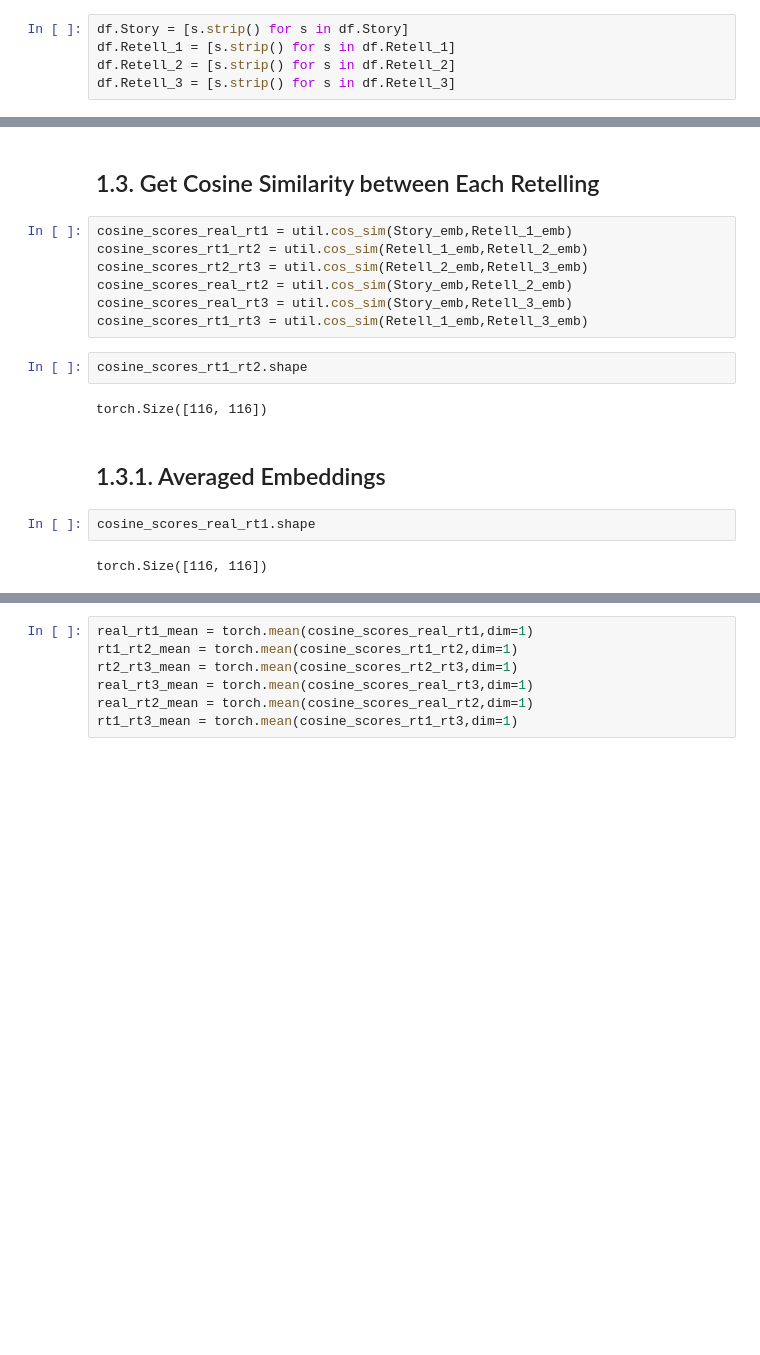
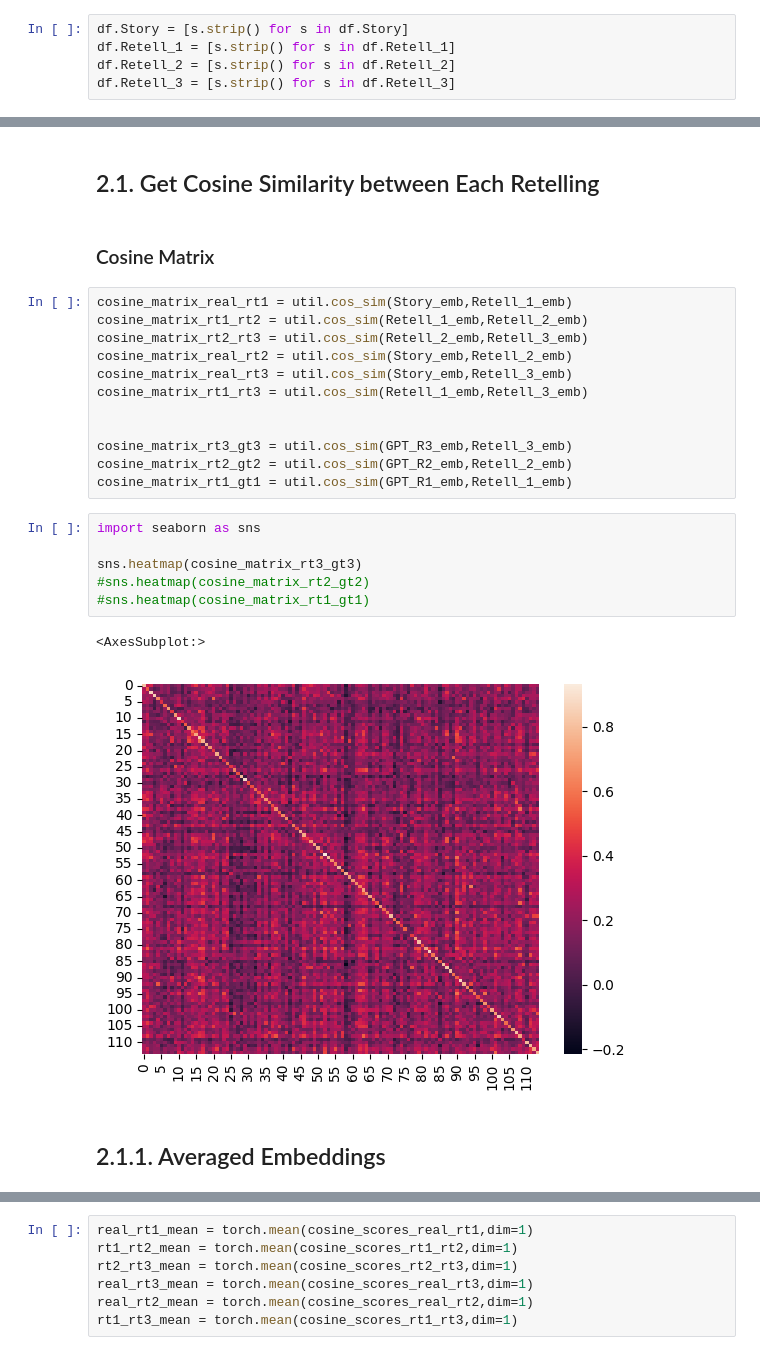
Before and after one commit to egeotenen/GPT-Retelling, a Jupyter notebook: Embeddings.ipynb, the cells around one changed output, grey strips where cells are left out. Saved outputs shown, nothing was run; the diff lists cells and outputs as text; blank space fills up the shorter version.

```diff
--- a/Embeddings.ipynb
+++ b/Embeddings.ipynb
@@ -62,19 +140,27 @@ for text in df.Story:
 # %% [markdown]
-## 1.3. Get Cosine Similarity between Each Retelling
+## 2.1. Get Cosine Similarity between Each Retelling
+# %% [markdown]
+### Cosine Matrix
 # %%
-cosine_scores_real_rt1 = util.cos_sim(Story_emb,Retell_1_emb)
-cosine_scores_rt1_rt2 = util.cos_sim(Retell_1_emb,Retell_2_emb)
-cosine_scores_rt2_rt3 = util.cos_sim(Retell_2_emb,Retell_3_emb)
-cosine_scores_real_rt2 = util.cos_sim(Story_emb,Retell_2_emb)
-cosine_scores_real_rt3 = util.cos_sim(Story_emb,Retell_3_emb)
-cosine_scores_rt1_rt3 = util.cos_sim(Retell_1_emb,Retell_3_emb)
+cosine_matrix_real_rt1 = util.cos_sim(Story_emb,Retell_1_emb)
+cosine_matrix_rt1_rt2 = util.cos_sim(Retell_1_emb,Retell_2_emb)
+cosine_matrix_rt2_rt3 = util.cos_sim(Retell_2_emb,Retell_3_emb)
+cosine_matrix_real_rt2 = util.cos_sim(Story_emb,Retell_2_emb)
+cosine_matrix_real_rt3 = util.cos_sim(Story_emb,Retell_3_emb)
+cosine_matrix_rt1_rt3 = util.cos_sim(Retell_1_emb,Retell_3_emb)
+
+
+cosine_matrix_rt3_gt3 = util.cos_sim(GPT_R3_emb,Retell_3_emb)
+cosine_matrix_rt2_gt2 = util.cos_sim(GPT_R2_emb,Retell_2_emb)
+cosine_matrix_rt1_gt1 = util.cos_sim(GPT_R1_emb,Retell_1_emb)
-# %%
-cosine_scores_rt1_rt2.shape
-# %% [output]
-torch.Size([116, 116])
+# %%
+import seaborn as sns
+
+sns.heatmap(cosine_matrix_rt3_gt3)
+#sns.heatmap(cosine_matrix_rt2_gt2)
+#sns.heatmap(cosine_matrix_rt1_gt1)
+# %% [output]
+<AxesSubplot:>
+[figure, added]
 # %% [markdown]
-## 1.3.1. Averaged Embeddings
+## 2.1.1. Averaged Embeddings
-# %%
-cosine_scores_real_rt1.shape
-# %% [output]
-torch.Size([116, 116])
```
Also changed, not shown: parts of 108 cells of this notebook, 1 other file.
